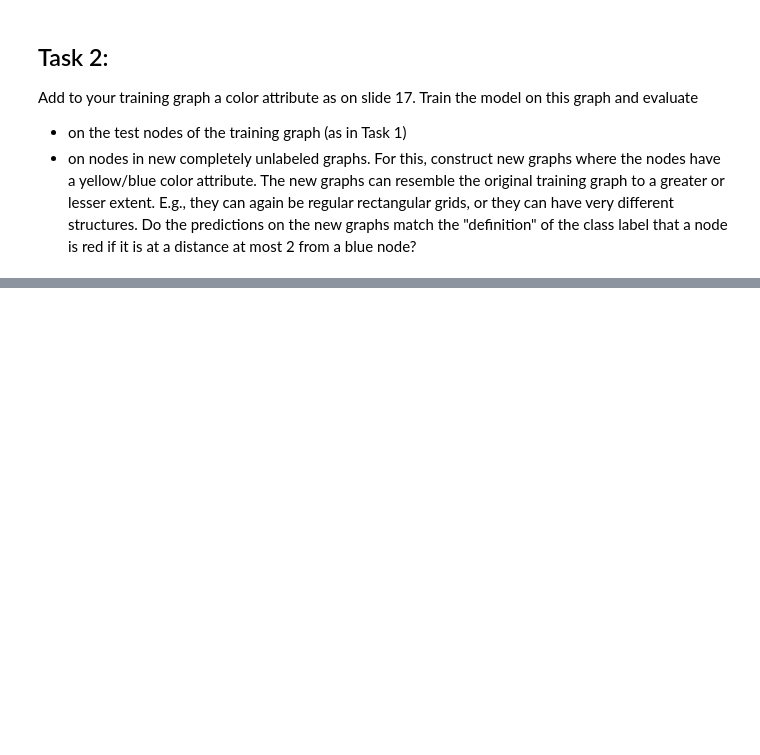
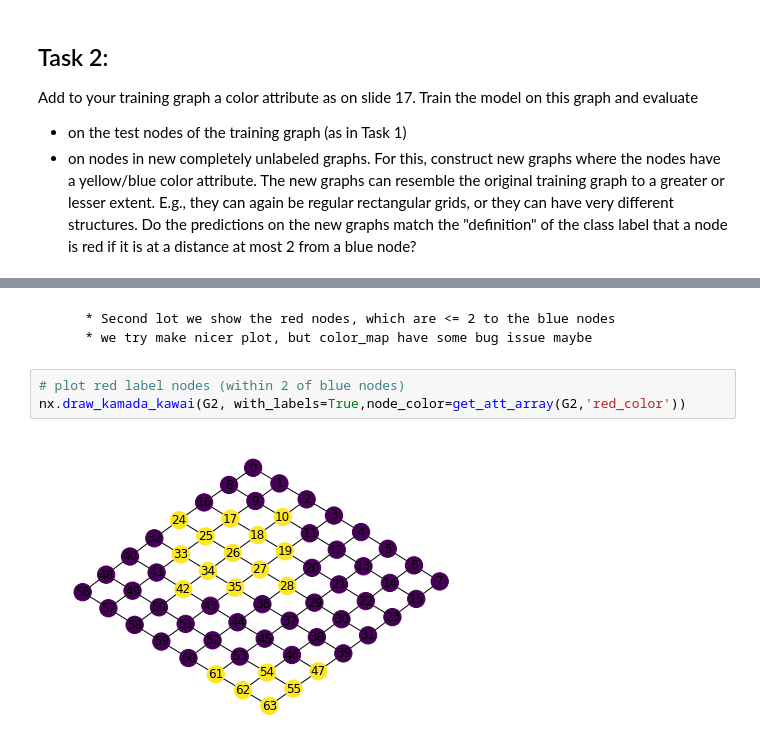
Before and after one commit to KuskIV/ml_exam_notes, a Jupyter notebook: selfstudy/12.ipynb, the cells around one changed output, grey strips where cells are left out. Drawn from its saved outputs; the diff is of its cells as text; blank space fills up the shorter version.

```diff
--- a/selfstudy/12.ipynb
+++ b/selfstudy/12.ipynb
@@ -261,0 +380,8 @@ Add to your training graph a color attribute as on slide 17. Train the model on
+# %% [markdown]
+        * Second lot we show the red nodes, which are <= 2 to the blue nodes
+        * we try make nicer plot, but color_map have some bug issue maybe
+# %%
+# plot red label nodes (within 2 of blue nodes)
+nx.draw_kamada_kawai(G2, with_labels=True,node_color=get_att_array(G2,'red_color'))
+# %% [output]
+[figure, added]
```
Also changed, not shown: parts of 22 cells of this notebook, 7 other files.
